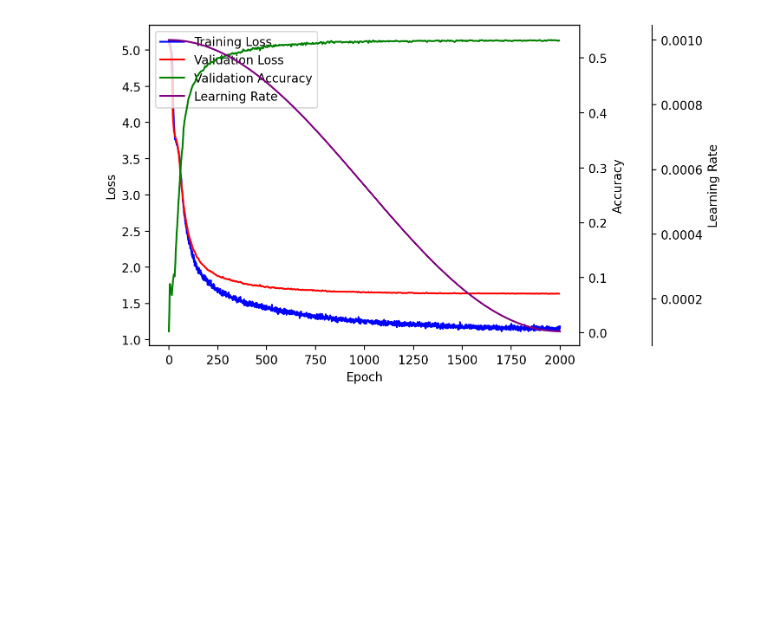
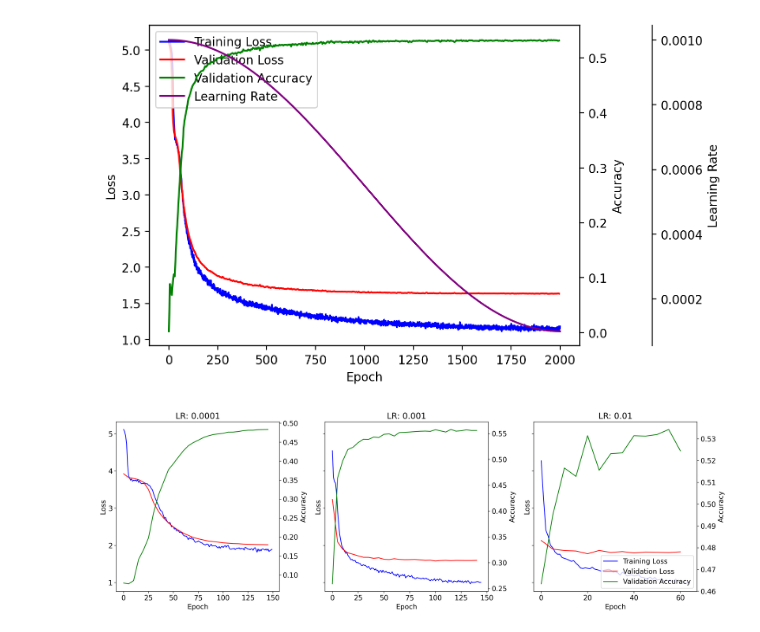
Before and after one commit to PierreRL/AutomaticChordRecognition, a Jupyter notebook: notebooks/training_graphs.ipynb, the cells around one changed output. Saved outputs shown, nothing was run; the diff lists cells and outputs as text; code cells hidden in the pictures; blank space fills up the shorter version.

```diff
--- a/notebooks/training_graphs.ipynb
+++ b/notebooks/training_graphs.ipynb
@@ -86,6 +86,38 @@ ax1.legend(handles1 + handles2 + handles3, labels1 + labels2 + labels3, loc='upp
 plt.savefig(f'./report/figures/long_sgd_training_plot.png', dpi=100, bbox_inches='tight')
 # %% [output]
 [figure]
+# %%
+# Loop over directory of experiments
+plt.rcParams.update({'font.size': 14})
+DIR = './results_archive/experiments_lr_search/'
+fig, axs = plt.subplots(1, 3, figsize=(18, 6), sharey=True)
+learning_rates_to_plot = [0.0001, 0.001, 0.01]
+for i, lr in enumerate(learning_rates_to_plot):
+    exp = f'lr-search_cosine_{lr}'
+    training_history = json.load(open(f'{DIR}/{exp}/training_history.json'))
+    train_losses = training_history['train_losses']
+    val_losses = training_history['val_losses']
+    val_accuracies = training_history['val_accuracies']
+    ax1 = axs[i]
+    ax2 = ax1.twinx()
+    ax1.plot(train_losses, label='Training Loss', color='blue')
+    # Multiply validations by 5 as they were only recorded every 5 epochs
+    ax1.plot([5 * j for j in range(len(val_losses))], val_losses, label='Validation Loss', color='red')
+    ax2.plot([5 * j for j in range(len(val_accuracies))], val_accuracies, label='Validation Accuracy', color='green')
+    ax1.set_xlabel('Epoch')
+    ax1.set_ylabel('Loss')
+    ax2.set_ylabel('Accuracy')
+    handles1, labels1 = ax1.get_legend_handles_labels()
+    handles2, labels2 = ax2.get_legend_handles_labels()
+    if i == 2:
+        ax1.legend(handles1 + handles2, labels1 + labels2, loc='lower right')
+    ax1.set_title(f'LR: {lr}')
+
+plt.tight_layout()
+plt.savefig(f'./report/figures/lr_search_cosine.png', dpi=100, bbox_inches='tight')
+plt.show()
+# %% [output]
+[figure, added]
 # %%
 # Loop over directory of experiments
 DIR = './results_archive/experiments_lr_search/'
```
Also changed, not shown: parts of 1 cell of this notebook, 15 other files.
